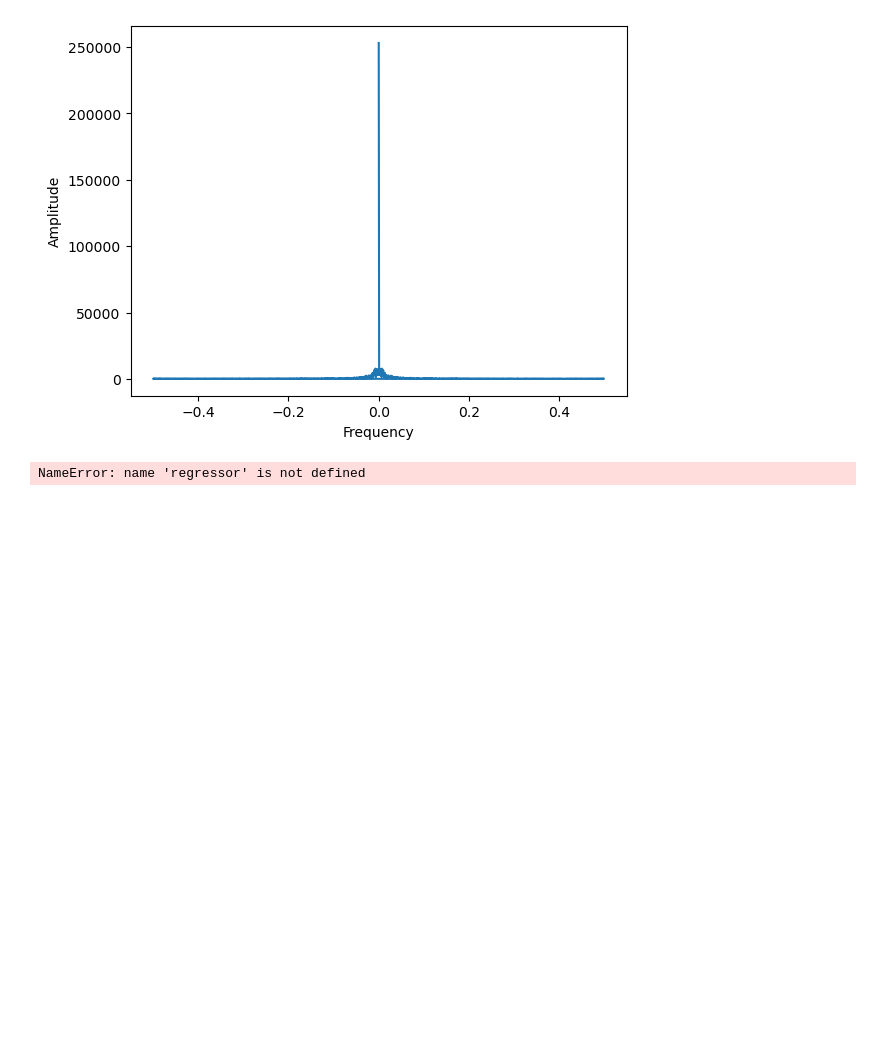
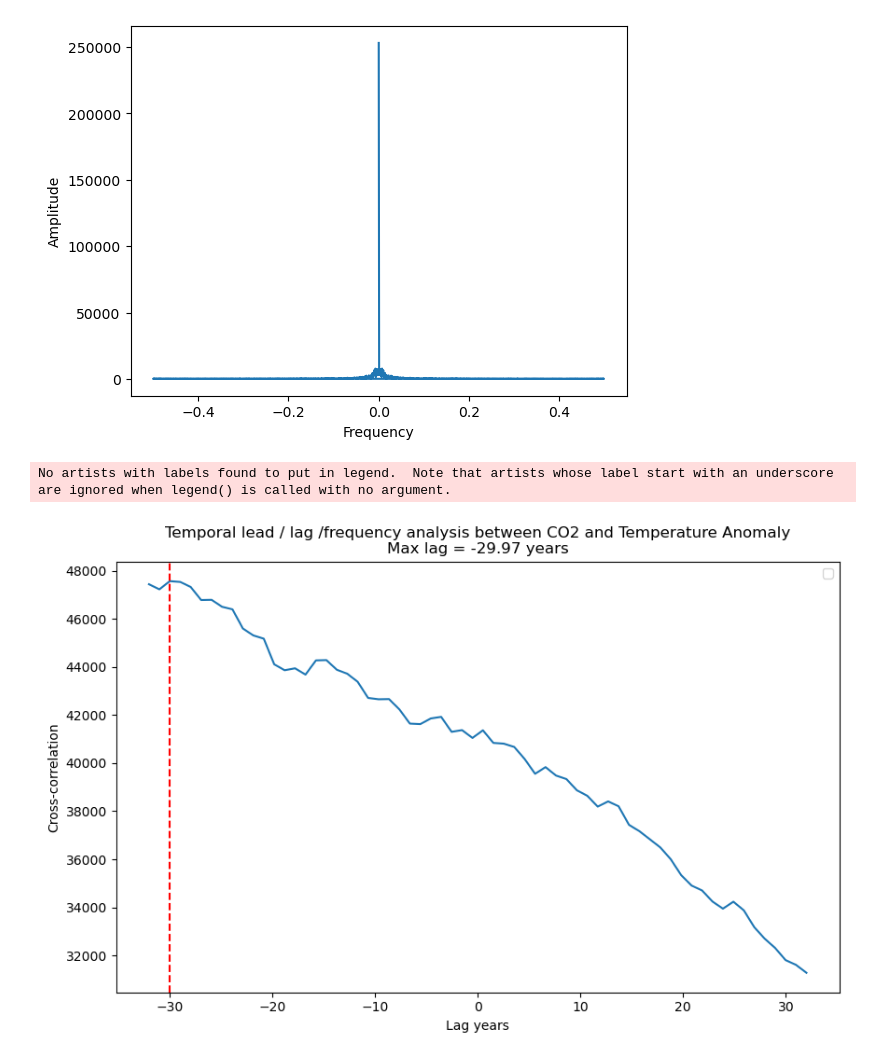
Before and after one commit to keithmmc/pda2, a Jupyter notebook: project2.ipynb, the cells around one changed output. Drawn from its saved outputs; the diff is of its cells as text; code cells hidden in the pictures; blank space fills up the shorter version.

```diff
--- a/project2.ipynb
+++ b/project2.ipynb
@@ -197,6 +212,7 @@ plt.show()
 [figure]
 # %%
 noaa =pd.read_csv('data/Temp data NOAA.csv',skiprows=range(91),delimiter=r"\s+")
+noaa2 = noaa.dropna()
 # %%
 Deuterium = noaa['Deuterium']
 Temperature = noaa['Temperature']
@@ -604,16 +565,30 @@ plt.ylabel('Amplitude')
 plt.show()
 # %% [output]
 [figure]
-# %%
-prediction = merged1[merged1['Year'] > 1900]
-prediction = prediction.replace(np.nan, 0)
-X = prediction['Year'].values.reshape(-1,1)
-Y = prediction['Median montly series']
-#split dataset into train and test
-X_train, X_test, y_train, y_test = train_test_split(X, Y, test_size=0.3, random_state=0)
-#fit the model
-
-y_pred_1 = regressor.predict(X_test)
-y_pred_1
-# %% [output]
-NameError: name 'regressor' is not defined
+# %%
+test1=mlo['CO2 (ppmv)']
+test2=noaa2['Temperature']
+test3=methane_noaa['CH4_mean']
+test4= yearly_rainfall
+test5=irish_temp['Annual']
+# %%
+from scipy import signal
+corr = signal.correlate(test1,test2,mode='same')
+
+n = len(corr)
+lags = np.linspace(-n/2, n/2, n)
+
+
+max_lag = lags[np.argmax(corr)]
+# %%
+plt.figure(figsize=(10, 6))
+plt.plot(lags, corr)
+plt.axvline(max_lag, color='red', linestyle='--')
+plt.xlabel('Lag years')
+plt.ylabel('Cross-correlation')
+plt.title(f'Temporal lead / lag /frequency analysis between CO2 and Temperature Anomaly\nMax lag = {max_lag:.2f} years')
+plt.legend()
+plt.show()
+# %% [output]
+No artists with labels found to put in legend.  Note that artists whose label start with an underscore are ignored when legend() is called with no argument.
+[figure, added]
```
Also changed, not shown: parts of 39 cells of this notebook.
